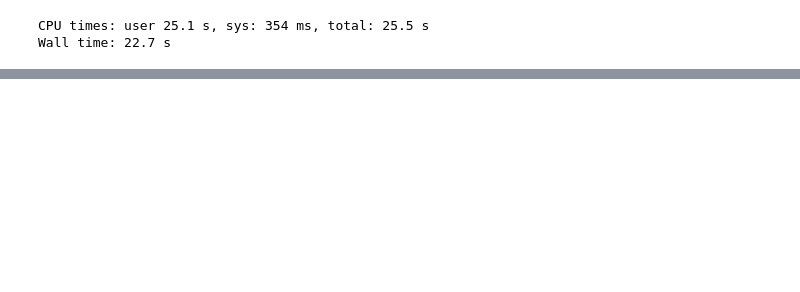
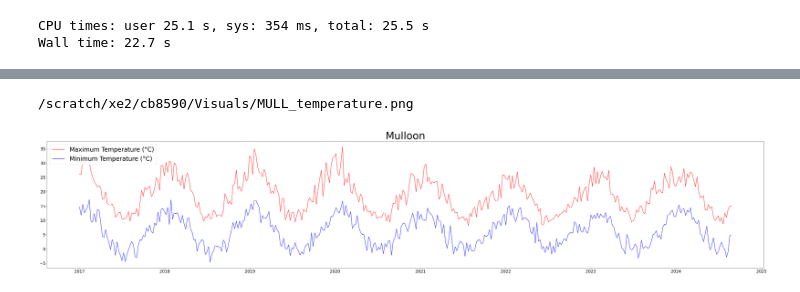
Before and after one commit to johnburley3000/PaddockTS, a Jupyter notebook: DAESIM_preprocess/everything_visualise.ipynb, the cells around one changed output, grey strips where cells are left out. Drawn from its saved outputs; the diff is of its cells as text; code cells hidden in the pictures; blank space fills up the shorter version.

```diff
--- a/DAESIM_preprocess/everything_visualise.ipynb
+++ b/DAESIM_preprocess/everything_visualise.ipynb
@@ -94,4 +125,5 @@ ds_ozwald = xr.open_dataset(filename)
 filename = os.path.join(outdir, f"{stub}_silo_daily.nc")
 ds_silo = xr.open_dataset(filename)
 # %%
-# Soils
+# Making the assumption that the four 5km pixels within 10km are similar, so just choosing the first one. Later will want to be more precise using ANU Climate at 1km resolution.
+ds_silo_point = ds_silo.isel(lat=0, lon=0)
@@ -97,0 +188,12 @@ ds_silo = xr.open_dataset(filename)
+# %%
+weekly_df = df.resample('W').agg({
+    "Rainfall":"sum",
+    "Maximum temperature": "mean",
+    "Minimum temperature": "mean",
+    # "Soil moisture": "mean",
+    "Actual Evapotranspiration": "sum",
+    "Potential Evapotranspiration": "sum"
+})
+weekly_df = weekly_df.interpolate('linear')
+
+weekly_df
@@ -97,0 +215,19 @@ ds_silo = xr.open_dataset(filename)
+# %%
+# Temperature plot
+plt.figure(figsize=(50, 10))
+maxtemp_plot = plt.plot(weekly_df.index, weekly_df["Maximum temperature"], color='red')
+mintemp_plot = plt.plot(weekly_df.index, weekly_df["Minimum temperature"], color='blue')
+plt.xticks(fontsize=20)
+plt.yticks(fontsize=20)
+handles = [maxtemp_plot[0], mintemp_plot[0]]
+labels = ['Maximum Temperature (°C)', 'Minimum Temperature (°C)']
+plt.legend(handles=handles, labels=labels, fontsize=30, loc='upper left')
+plt.title(f'{stubs[stub]}', fontsize=50)
+plt.tight_layout()
+
+filename = os.path.join(visuals_dir, f"{stub}_temperature.png")
+plt.savefig(filename)
+print(filename)
+# %% [output]
+/scratch/xe2/cb8590/Visuals/MULL_temperature.png
+[figure, added]
```
Also changed, not shown: parts of 8 cells of this notebook.
